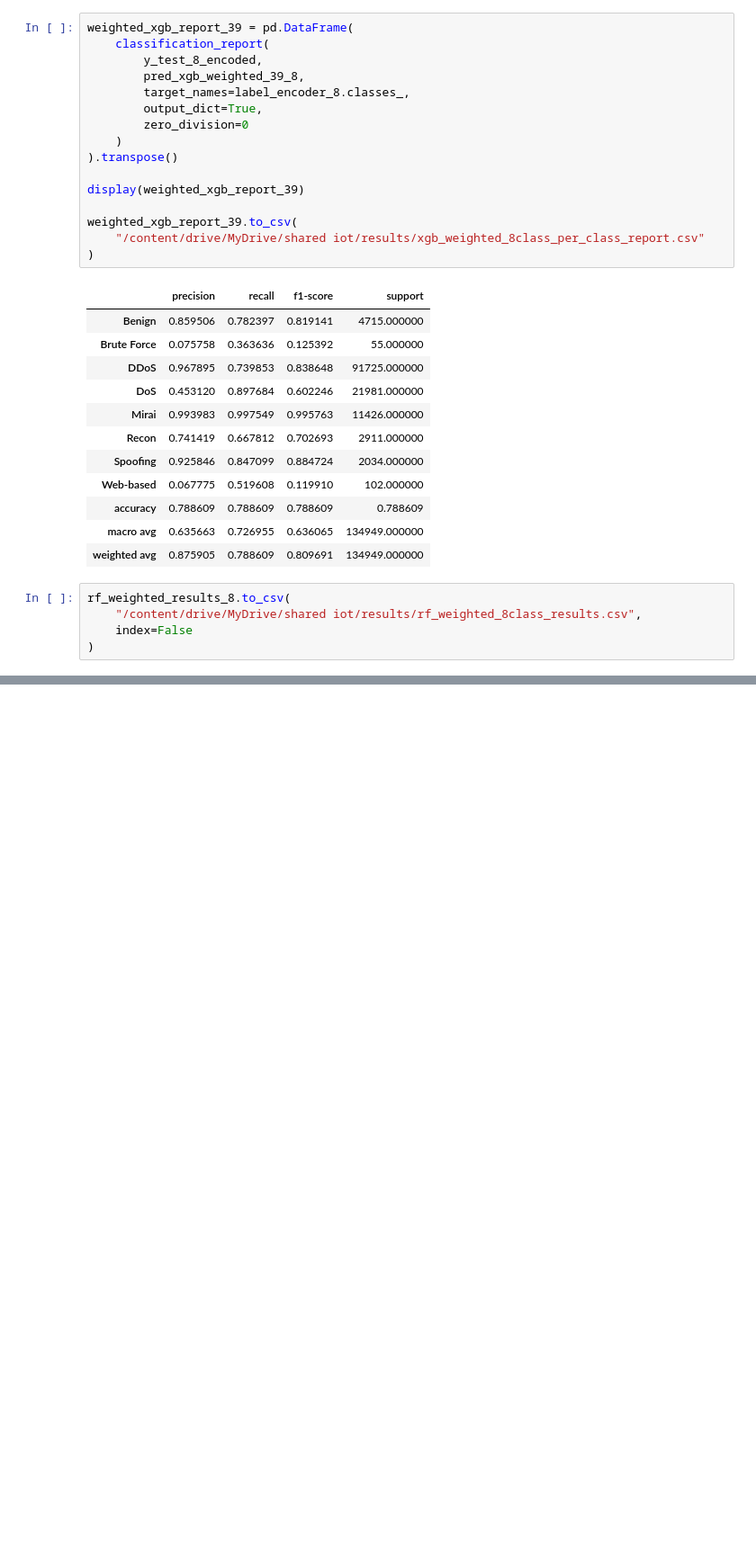
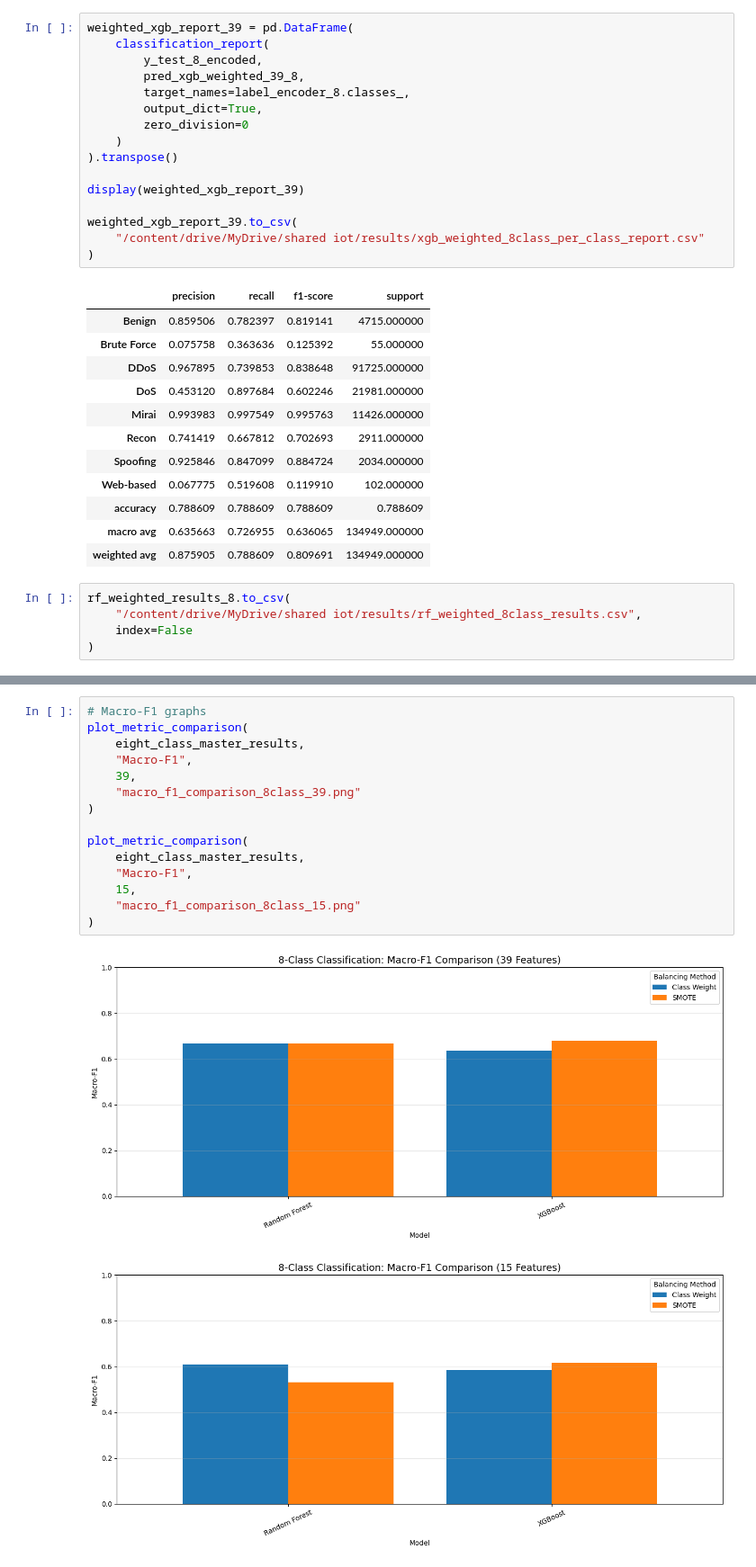
Before and after one commit to zainabkashif1/IoT-Intrusion-Detection-ML, a Jupyter notebook: notebooks/03_Eight_Class_Classification.ipynb, the cells around one changed output, grey strips where cells are left out. Shown at 90% size. Cells and saved outputs as stored; diff of their text form; blank space fills up the shorter version.

```diff
--- a/notebooks/03_Eight_Class_Classification.ipynb
+++ b/notebooks/03_Eight_Class_Classification.ipynb
@@ -1206,0 +1822,18 @@ rf_weighted_results_8.to_csv(
+# %%
+# Macro-F1 graphs
+plot_metric_comparison(
+    eight_class_master_results,
+    "Macro-F1",
+    39,
+    "macro_f1_comparison_8class_39.png"
+)
+
+plot_metric_comparison(
+    eight_class_master_results,
+    "Macro-F1",
+    15,
+    "macro_f1_comparison_8class_15.png"
+)
+# %% [output]
+[figure, added]
+[figure, added]
```
Also changed, not shown: parts of 29 cells of this notebook.
